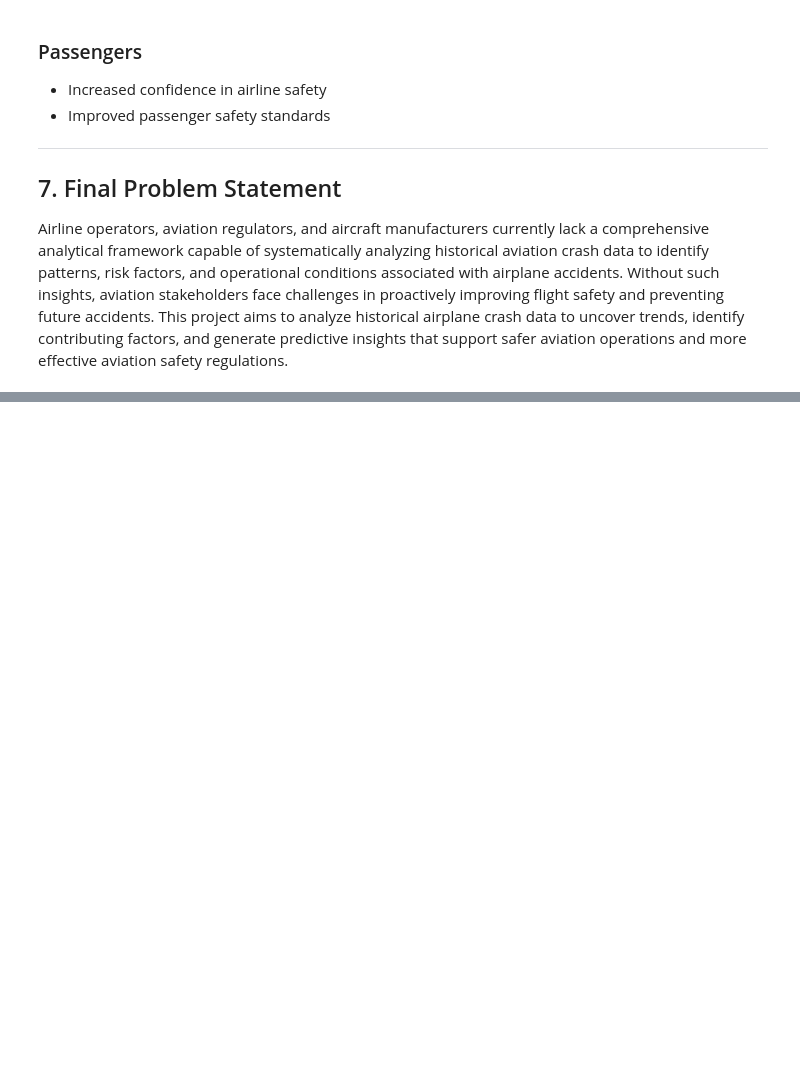
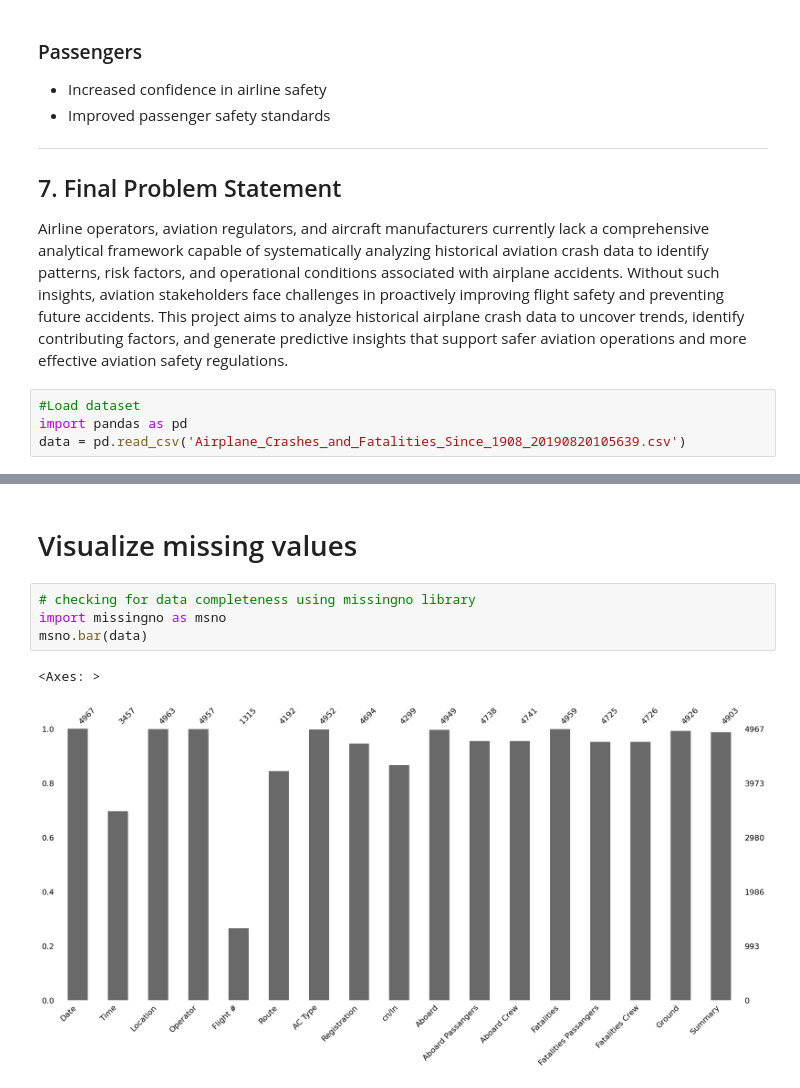
Before and after one commit to Angela-Mukulu-Mwanzia/Aviation-Fatality-Analysis-Project, a Jupyter notebook: Airline_Analysis_Updated.ipynb, the cells around one changed output, grey strips where cells are left out. Cells and saved outputs as stored; diff of their text form; blank space fills up the shorter version.

Commit message:
Data Understanding

```diff
--- a/Airline_Analysis_Updated.ipynb
+++ b/Airline_Analysis_Updated.ipynb
@@ -99,3 +99,7 @@ A successful aviation safety analysis can deliver significant value to multiple
 ## 7. Final Problem Statement
 
 Airline operators, aviation regulators, and aircraft manufacturers currently lack a comprehensive analytical framework capable of systematically analyzing historical aviation crash data to identify patterns, risk factors, and operational conditions associated with airplane accidents. Without such insights, aviation stakeholders face challenges in proactively improving flight safety and preventing future accidents. This project aims to analyze historical airplane crash data to uncover trends, identify contributing factors, and generate predictive insights that support safer aviation operations and more effective aviation safety regulations.
+# %%
+#Load dataset
+import pandas as pd
+data = pd.read_csv('Airplane_Crashes_and_Fatalities_Since_1908_20190820105639.csv')
@@ -101,0 +203,9 @@ Airline operators, aviation regulators, and aircraft manufacturers currently lac
+# %% [markdown]
+# Visualize missing values
+# %%
+# checking for data completeness using missingno library
+import missingno as msno
+msno.bar(data)
+# %% [output]
+<Axes: >
+[figure, added]
```
Also changed, not shown: parts of 18 cells of this notebook.
